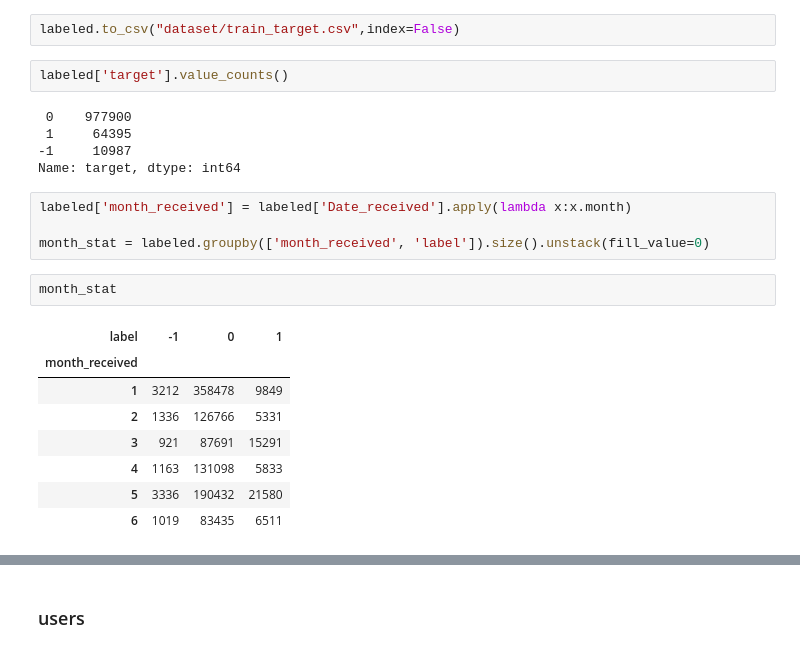
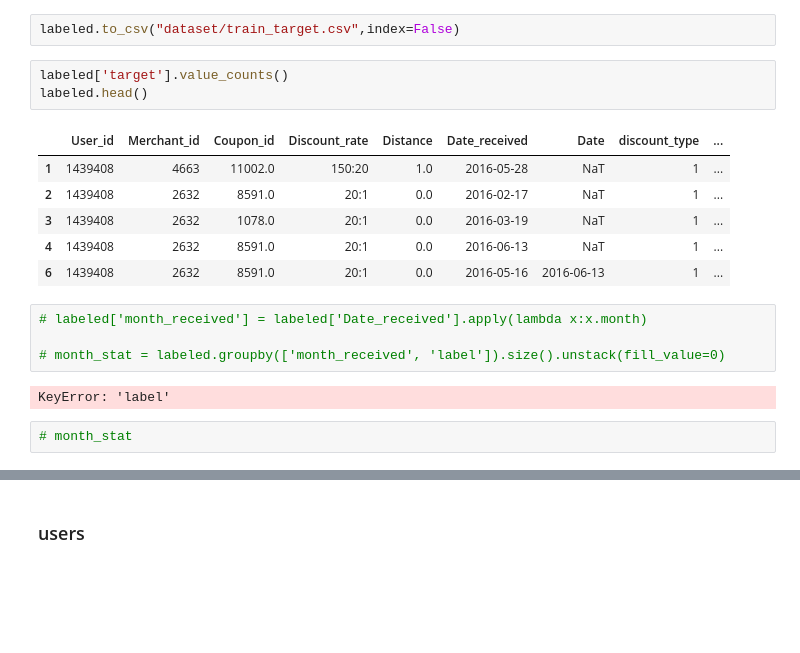
Before and after one commit to xinyuwg/ds_5500_project1_coupon, a Jupyter notebook: project1.ipynb, the cells around one changed output, grey strips where cells are left out. Cells and saved outputs as stored; diff of their text form; blank space fills up the shorter version.

```diff
--- a/project1.ipynb
+++ b/project1.ipynb
@@ -232,24 +232,20 @@ labeled['target'] = labeled.apply(lambda x:label_func(x.Date_received,x.Date),ax
 labeled.to_csv("dataset/train_target.csv",index=False)
 # %%
 labeled['target'].value_counts()
+labeled.head()
 # %% [output]
- 0    977900
- 1     64395
--1     10987
-Name: target, dtype: int64
+|  | User_id | Merchant_id | Coupon_id | Discount_rate | Distance | Date_received | Date | discount_type | ... |
+| 1 | 1439408 | 4663 | 11002.0 | 150:20 | 1.0 | 2016-05-28 | NaT | 1 | ... |
+| 2 | 1439408 | 2632 | 8591.0 | 20:1 | 0.0 | 2016-02-17 | NaT | 1 | ... |
+| 3 | 1439408 | 2632 | 1078.0 | 20:1 | 0.0 | 2016-03-19 | NaT | 1 | ... |
+| 4 | 1439408 | 2632 | 8591.0 | 20:1 | 0.0 | 2016-06-13 | NaT | 1 | ... |
+| 6 | 1439408 | 2632 | 8591.0 | 20:1 | 0.0 | 2016-05-16 | 2016-06-13 | 1 | ... |
 # %%
-labeled['month_received'] = labeled['Date_received'].apply(lambda x:x.month)
+# labeled['month_received'] = labeled['Date_received'].apply(lambda x:x.month)
 
-month_stat = labeled.groupby(['month_received', 'label']).size().unstack(fill_value=0)
+# month_stat = labeled.groupby(['month_received', 'label']).size().unstack(fill_value=0)
+# %% [output]
+KeyError: 'label'
-# %%
-month_stat
-# %% [output]
-| label | -1 | 0 | 1 |
-| month_received |  |  |  |
-| 1 | 3212 | 358478 | 9849 |
-| 2 | 1336 | 126766 | 5331 |
-| 3 | 921 | 87691 | 15291 |
-| 4 | 1163 | 131098 | 5833 |
-| 5 | 3336 | 190432 | 21580 |
-| 6 | 1019 | 83435 | 6511 |
+# %%
+# month_stat
 # %%
```
Also changed, not shown: parts of 16 cells of this notebook, 1 other file.
